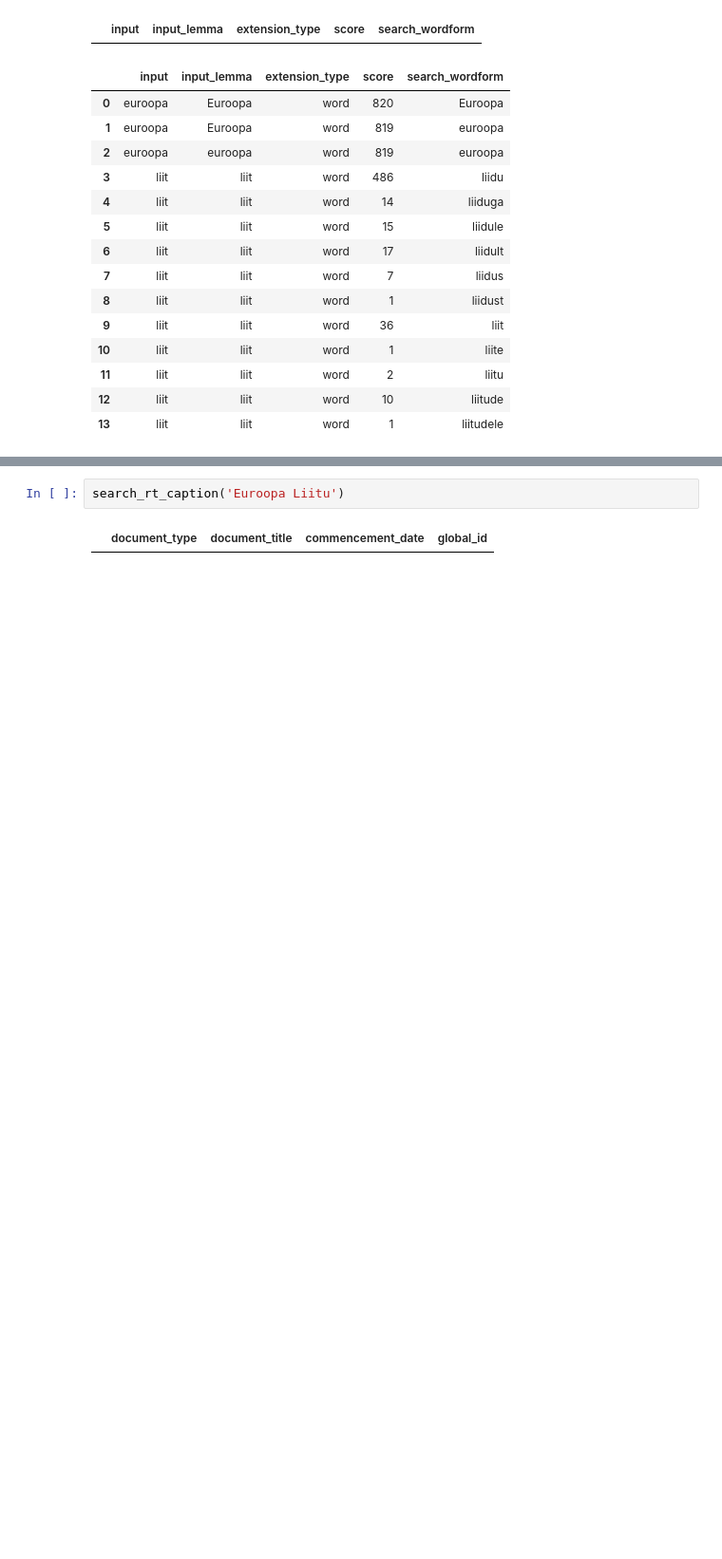
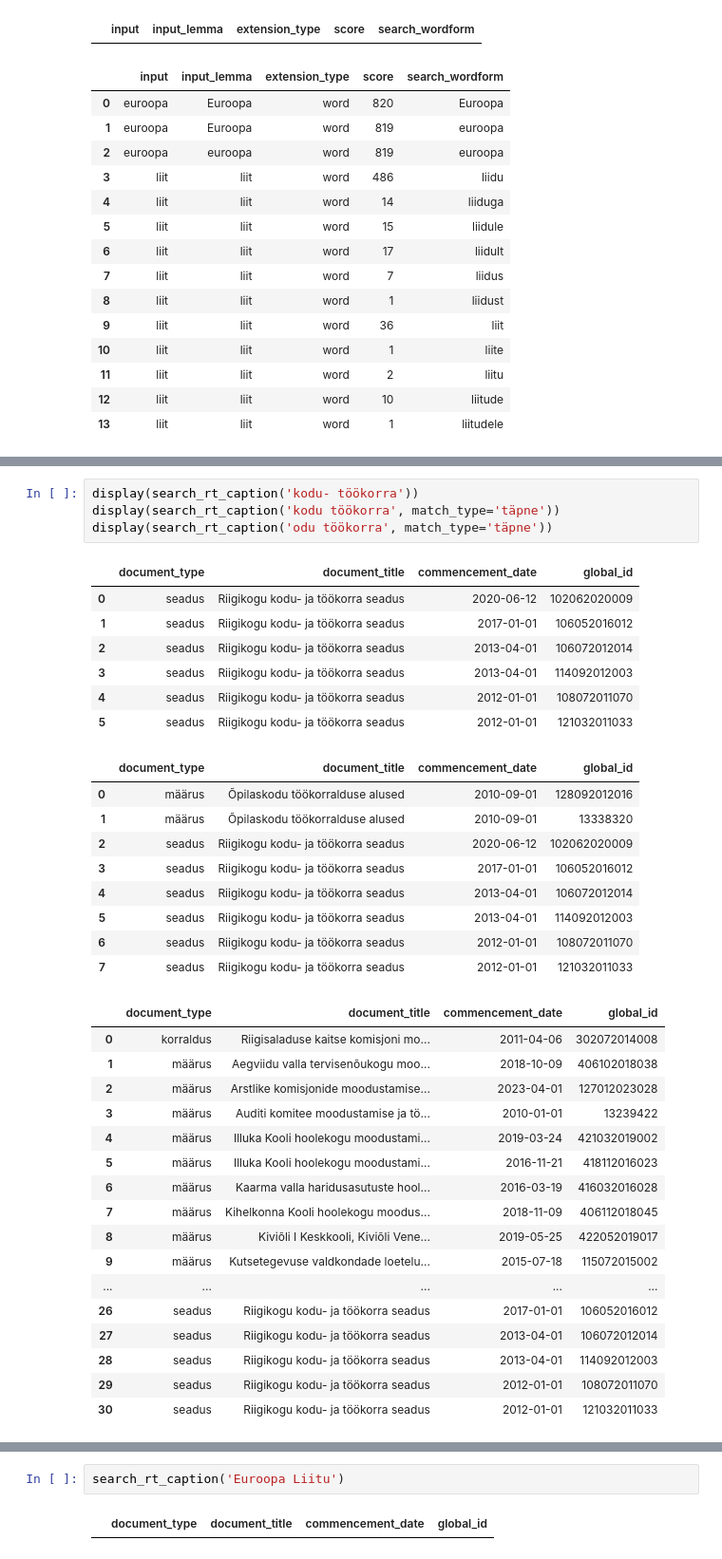
Before and after one commit to estnltk/smart-search, a Jupyter notebook: demod/toovood/riigi_teataja_pealkirjaotsing/03_tark_otsing/01_example_usage_of_query_extender.ipynb, the cells around one changed output, grey strips where cells are left out. Shown at 95% size. Saved outputs shown, nothing was run; the diff lists cells and outputs as text; blank space fills up the shorter version.

```diff
--- a/demod/toovood/riigi_teataja_pealkirjaotsing/03_tark_otsing/01_example_usage_of_query_extender.ipynb
+++ b/demod/toovood/riigi_teataja_pealkirjaotsing/03_tark_otsing/01_example_usage_of_query_extender.ipynb
@@ -307,0 +300,38 @@ search_rt_caption('presidendi')
+# %%
+display(search_rt_caption('kodu- töökorra'))
+display(search_rt_caption('kodu töökorra', match_type='täpne'))
+display(search_rt_caption('odu töökorra', match_type='täpne'))
+# %% [output]
+|  | document_type | document_title | commencement_date | global_id |
+| 0 | seadus | Riigikogu kodu- ja töökorra seadus | 2020-06-12 | 102062020009 |
+| 1 | seadus | Riigikogu kodu- ja töökorra seadus | 2017-01-01 | 106052016012 |
+| 2 | seadus | Riigikogu kodu- ja töökorra seadus | 2013-04-01 | 106072012014 |
+| 3 | seadus | Riigikogu kodu- ja töökorra seadus | 2013-04-01 | 114092012003 |
+| 4 | seadus | Riigikogu kodu- ja töökorra seadus | 2012-01-01 | 108072011070 |
+| 5 | seadus | Riigikogu kodu- ja töökorra seadus | 2012-01-01 | 121032011033 |
+|  | document_type | document_title | commencement_date | global_id |
+| 0 | määrus | Õpilaskodu töökorralduse alused | 2010-09-01 | 128092012016 |
+| 1 | määrus | Õpilaskodu töökorralduse alused | 2010-09-01 | 13338320 |
+| 2 | seadus | Riigikogu kodu- ja töökorra seadus | 2020-06-12 | 102062020009 |
+| 3 | seadus | Riigikogu kodu- ja töökorra seadus | 2017-01-01 | 106052016012 |
+| 4 | seadus | Riigikogu kodu- ja töökorra seadus | 2013-04-01 | 106072012014 |
+| 5 | seadus | Riigikogu kodu- ja töökorra seadus | 2013-04-01 | 114092012003 |
+| 6 | seadus | Riigikogu kodu- ja töökorra seadus | 2012-01-01 | 108072011070 |
+| 7 | seadus | Riigikogu kodu- ja töökorra seadus | 2012-01-01 | 121032011033 |
+|  | document_type | document_title | commencement_date | global_id |
+| 0 | korraldus | Riigisaladuse kaitse komisjoni mo... | 2011-04-06 | 302072014008 |
+| 1 | määrus | Aegviidu valla tervisenõukogu moo... | 2018-10-09 | 406102018038 |
+| 2 | määrus | Arstlike komisjonide moodustamise... | 2023-04-01 | 127012023028 |
+| 3 | määrus | Auditi komitee moodustamise ja tö... | 2010-01-01 | 13239422 |
+| 4 | määrus | Illuka Kooli hoolekogu moodustami... | 2019-03-24 | 421032019002 |
+| 5 | määrus | Illuka Kooli hoolekogu moodustami... | 2016-11-21 | 418112016023 |
+| 6 | määrus | Kaarma valla haridusasutuste hool... | 2016-03-19 | 416032016028 |
+| 7 | määrus | Kihelkonna Kooli hoolekogu moodus... | 2018-11-09 | 406112018045 |
+| 8 | määrus | Kiviõli I Keskkooli, Kiviõli Vene... | 2019-05-25 | 422052019017 |
+| 9 | määrus | Kutsetegevuse valdkondade loetelu... | 2015-07-18 | 115072015002 |
+| ... | ... | ... | ... | ... |
+| 26 | seadus | Riigikogu kodu- ja töökorra seadus | 2017-01-01 | 106052016012 |
+| 27 | seadus | Riigikogu kodu- ja töökorra seadus | 2013-04-01 | 106072012014 |
+| 28 | seadus | Riigikogu kodu- ja töökorra seadus | 2013-04-01 | 114092012003 |
+| 29 | seadus | Riigikogu kodu- ja töökorra seadus | 2012-01-01 | 108072011070 |
+| 30 | seadus | Riigikogu kodu- ja töökorra seadus | 2012-01-01 | 121032011033 |
```
Also changed, not shown: parts of 17 cells of this notebook.
